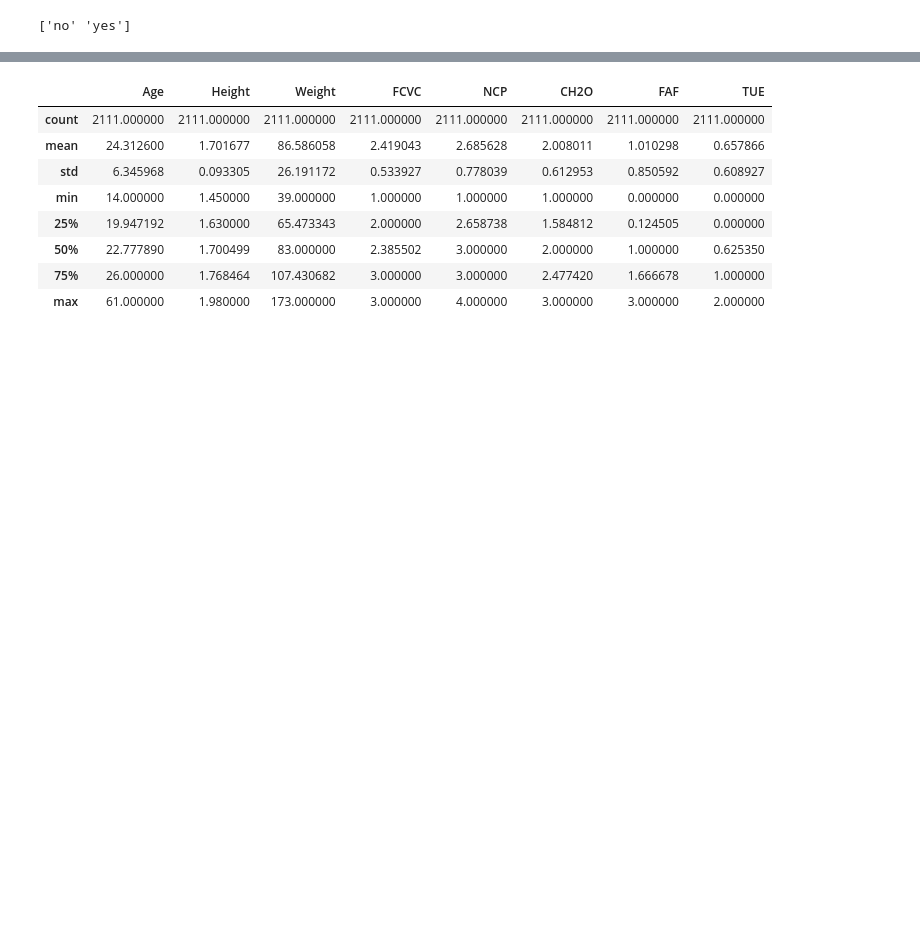
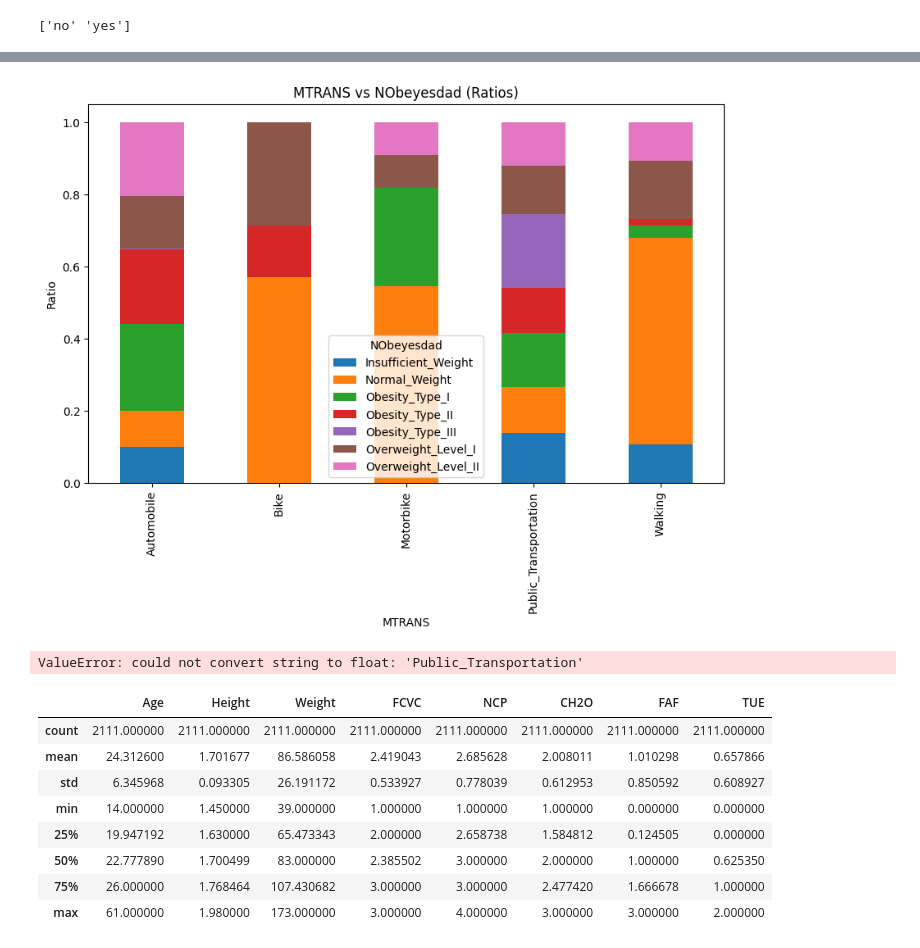
Before and after one commit to ThejasKumar100/cs4372_hw2, a Jupyter notebook: plain_decision_tree_classifier.ipynb, the cells around one changed output, grey strips where cells are left out. Cells and saved outputs as stored; diff of their text form; code cells hidden in the pictures; blank space fills up the shorter version.

```diff
--- a/plain_decision_tree_classifier.ipynb
+++ b/plain_decision_tree_classifier.ipynb
@@ -115,3 +168,11 @@ print(raw_X["FAVC"].unique())
+# %%
+correlation_ratio = pd.crosstab(raw_X["MTRANS"], raw_y["NObeyesdad"], normalize='index')
+correlation_ratio.plot(kind="bar", stacked=True, figsize=(10,6))
+plt.ylabel("Ratio")
+plt.title("MTRANS vs NObeyesdad (Ratios)")
+plt.show()
+# %% [output]
+[figure, added]
 # %%
 cleaned_X = raw_X.copy()
 
@@ -124,7 +185,39 @@ cleaned_X["family_history_with_overweight"] = cleaned_X["family_history_with_ove
 cleaned_X["family_history_with_overweight"] = cleaned_X["family_history_with_overweight"].infer_objects(copy=False).astype("float64")
 
 # Converting FAVC
-#
+# FAVC - Do you eat high caloric food frequently?
+cleaned_X["FAVC"] = cleaned_X["FAVC"].replace({"yes": 1, "no": 2})
+cleaned_X["FAVC"] = cleaned_X["FAVC"].infer_objects(copy=False).astype("float64")
+
+# Converting CAEC
+# CAEC - Do you eat any food between meals?
+cleaned_X["CAEC"] = cleaned_X["CAEC"].replace({"no": 0, "Sometimes": 1, "Frequently": 2, "Always": 3})
+cleaned_X["CAEC"] = cleaned_X["CAEC"].infer_objects(copy=False).astype("float64")
+
+# Converting SMOKE
+# SMOKE - Do you smoke?
+cleaned_X["SMOKE"] = cleaned_X["SMOKE"].replace({"yes": 1, "no": 2})
+cleaned_X["SMOKE"] = cleaned_X["SMOKE"].infer_objects(copy=False).astype("float64")
+
+# Converting SCC
+# SCC - Do you monitor the calories you eat daily?
+cleaned_X["SCC"] = cleaned_X["SCC"].replace({"yes": 1, "no": 2})
+cleaned_X["SCC"] = cleaned_X["SCC"].infer_objects(copy=False).astype("float64")
+
+# Converting CALC
+# CALC - How often do you drink alcohol
+cleaned_X["CALC"] = cleaned_X["CALC"].replace({"no": 0, "Sometimes": 1, "Frequently": 2, "Always": 3})
+cleaned_X["CALC"] = cleaned_X["CALC"].infer_objects(copy=False).astype("float64")
+
+# Converting MTRANS
+# MTRANS - Which transportation do you usually use?
+cleaned_X["MTRANS"] = cleaned_X["MTRANS"].replace({"Automobile": 0, "Motorbike": 1, "Frequently": 2, "Walking": 3})
+cleaned_X["MTRANS"] = cleaned_X["MTRANS"].infer_objects(copy=False).astype("float64")
+
+
+# Converting NObeyesdad
+# %% [output]
+ValueError: could not convert string to float: 'Public_Transportation'
 # %%
 raw_X.describe()
 # %% [output]
```
Also changed, not shown: parts of 11 cells of this notebook.
